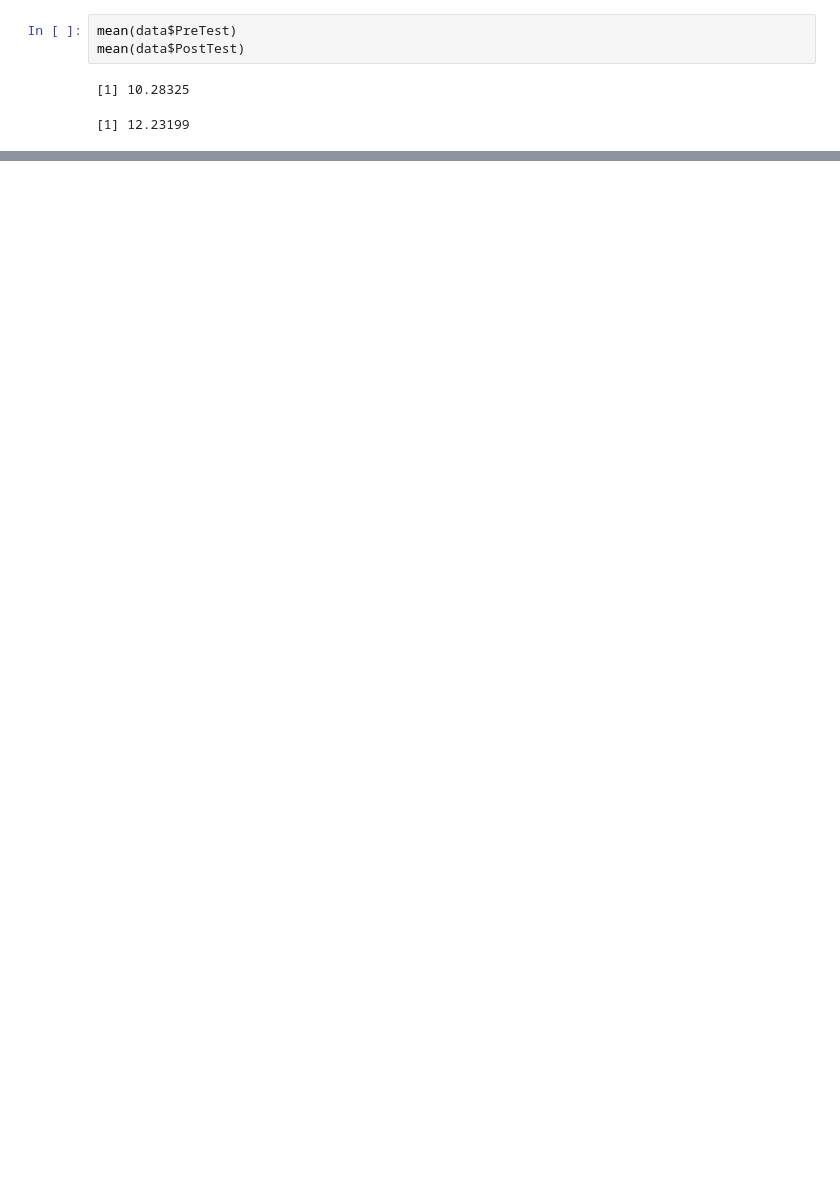
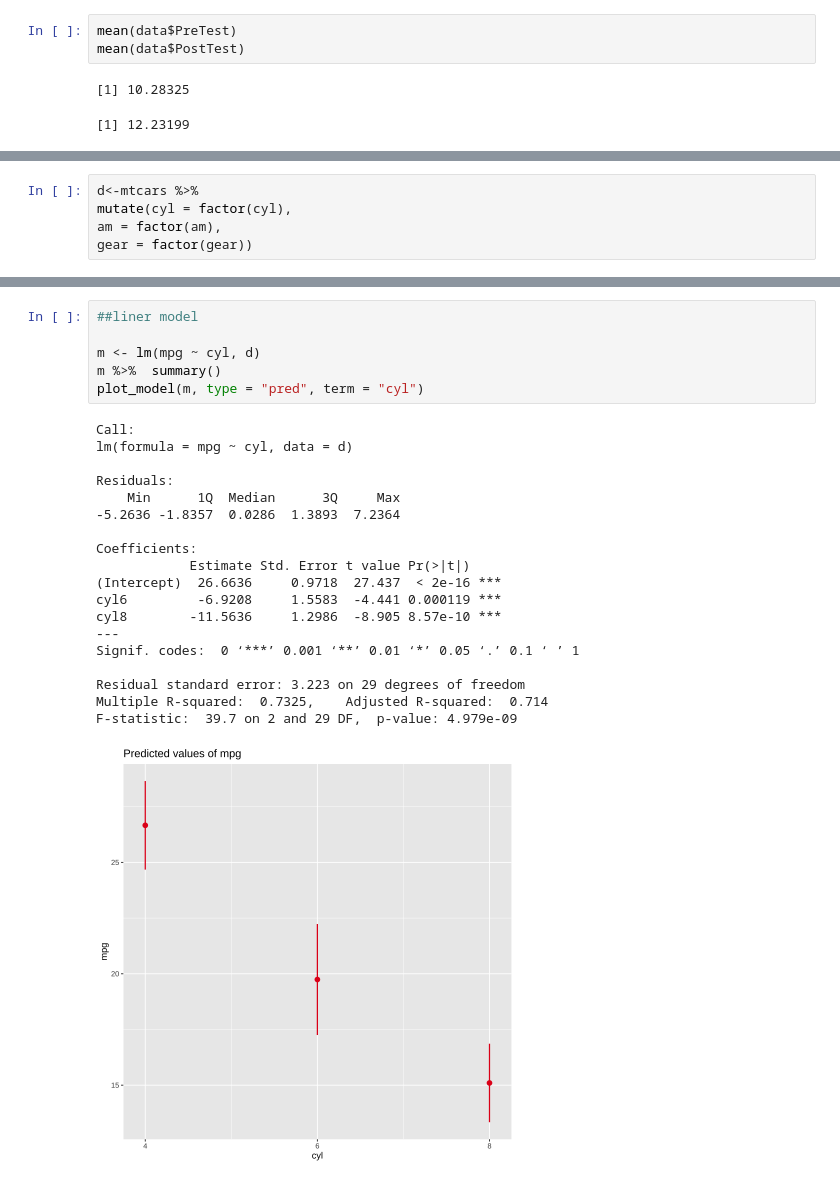
Before and after one commit to arunmhh/codeforytv, a Jupyter notebook: anovainR.ipynb, the cells around one changed output, grey strips where cells are left out. Cells and saved outputs as stored; diff of their text form; blank space fills up the shorter version.

```diff
--- a/anovainR.ipynb
+++ b/anovainR.ipynb
@@ -201,0 +266,5 @@ Making 'packages.html' ...
+# %%
+d<-mtcars %>%
+mutate(cyl = factor(cyl),
+am = factor(am),
+gear = factor(gear))
@@ -201,0 +280,26 @@ Making 'packages.html' ...
+# %%
+##liner model
+
+m <- lm(mpg ~ cyl, d)
+m %>%  summary()
+plot_model(m, type = "pred", term = "cyl")
+# %% [output]
+Call:
+lm(formula = mpg ~ cyl, data = d)
+
+Residuals:
+    Min      1Q  Median      3Q     Max
+-5.2636 -1.8357  0.0286  1.3893  7.2364
+
+Coefficients:
+            Estimate Std. Error t value Pr(>|t|)
+(Intercept)  26.6636     0.9718  27.437  < 2e-16 ***
+cyl6         -6.9208     1.5583  -4.441 0.000119 ***
+cyl8        -11.5636     1.2986  -8.905 8.57e-10 ***
+---
+Signif. codes:  0 ‘***’ 0.001 ‘**’ 0.01 ‘*’ 0.05 ‘.’ 0.1 ‘ ’ 1
+
+Residual standard error: 3.223 on 29 degrees of freedom
+Multiple R-squared:  0.7325,    Adjusted R-squared:  0.714
+F-statistic:  39.7 on 2 and 29 DF,  p-value: 4.979e-09
+[figure, added]
```
Also changed, not shown: parts of 64 cells of this notebook, 1 other file.
